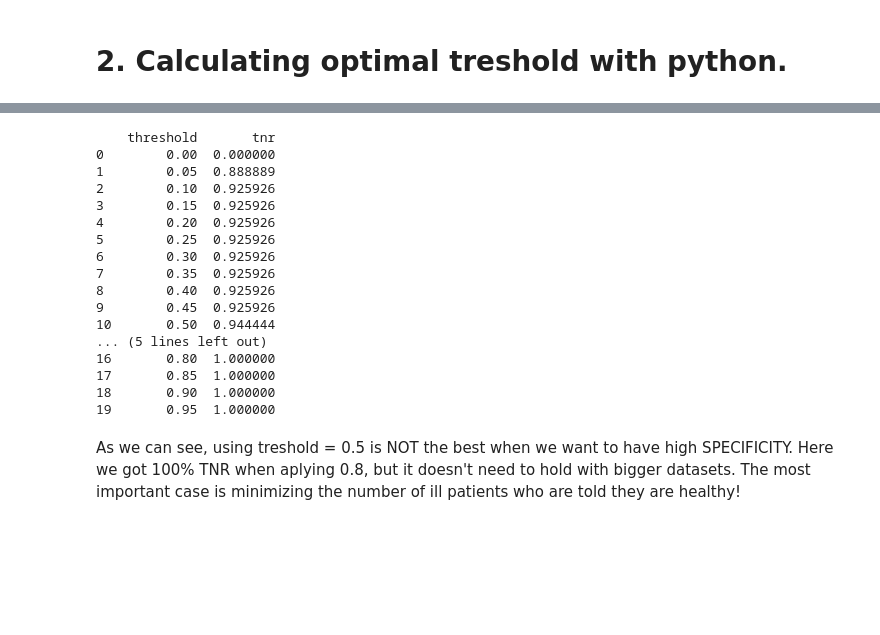
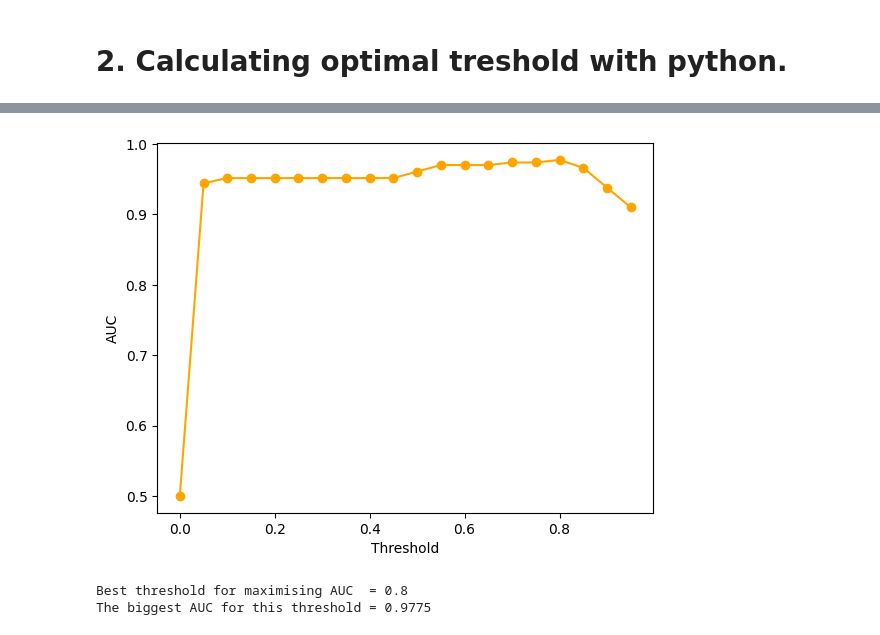
Before and after one commit to TrzeciakPiotr2300/Uczenie_Maszynowe_2025, a Jupyter notebook: HW03_Trzeciak_Piotr.ipynb, the cells around one changed output, grey strips where cells are left out. Cells and saved outputs as stored; diff of their text form; code cells hidden in the pictures; blank space fills up the shorter version.

```diff
--- a/HW03_Trzeciak_Piotr.ipynb
+++ b/HW03_Trzeciak_Piotr.ipynb
@@ -64,22 +98,15 @@ plt.show()
-# %%
-print(tnr_df)
-# %% [output]
-    threshold       tnr
-0        0.00  0.000000
-1        0.05  0.888889
-2        0.10  0.925926
-3        0.15  0.925926
-4        0.20  0.925926
-5        0.25  0.925926
-6        0.30  0.925926
-7        0.35  0.925926
-8        0.40  0.925926
-9        0.45  0.925926
-10       0.50  0.944444
-... (5 lines left out)
-16       0.80  1.000000
-17       0.85  1.000000
-18       0.90  1.000000
-19       0.95  1.000000
-# %% [markdown]
-As we can see, using treshold = 0.5 is NOT the best when we want to have high SPECIFICITY. Here we got 100% TNR when aplying 0.8, but it doesn't need to hold with bigger datasets. The most important case is minimizing the number of ill patients who are told they are healthy!
+# %%
+fig, ax = plt.subplots()
+ax.plot(merged_df['threshold'], merged_df['auc'], marker='o', c='orange')
+ax.set_xlabel('Threshold')
+ax.set_ylabel('AUC')
+plt.show()
+# %% [output]
+[figure, added]
+# %%
+treshold_fit = auc_df.loc[auc_df['auc'].idxmax(), ['threshold', 'auc']]
+treshold_fit
+print(f"Best threshold for maximising AUC  = {treshold_fit.iloc[0]}\nThe biggest AUC for this threshold = {round(treshold_fit.iloc[1], 4)}")
+# %% [output]
+Best threshold for maximising AUC  = 0.8
+The biggest AUC for this threshold = 0.9775
```
Also changed, not shown: parts of 7 cells of this notebook.
